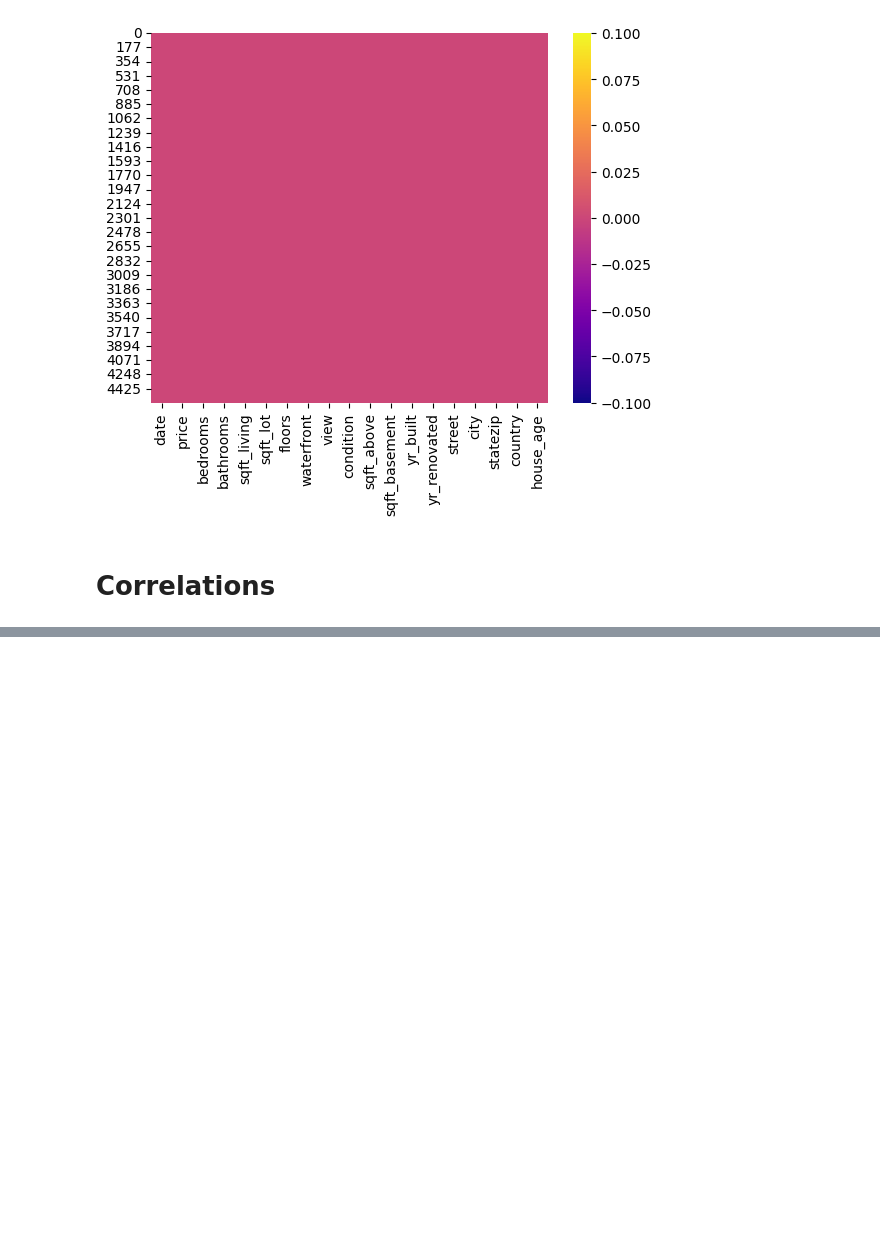
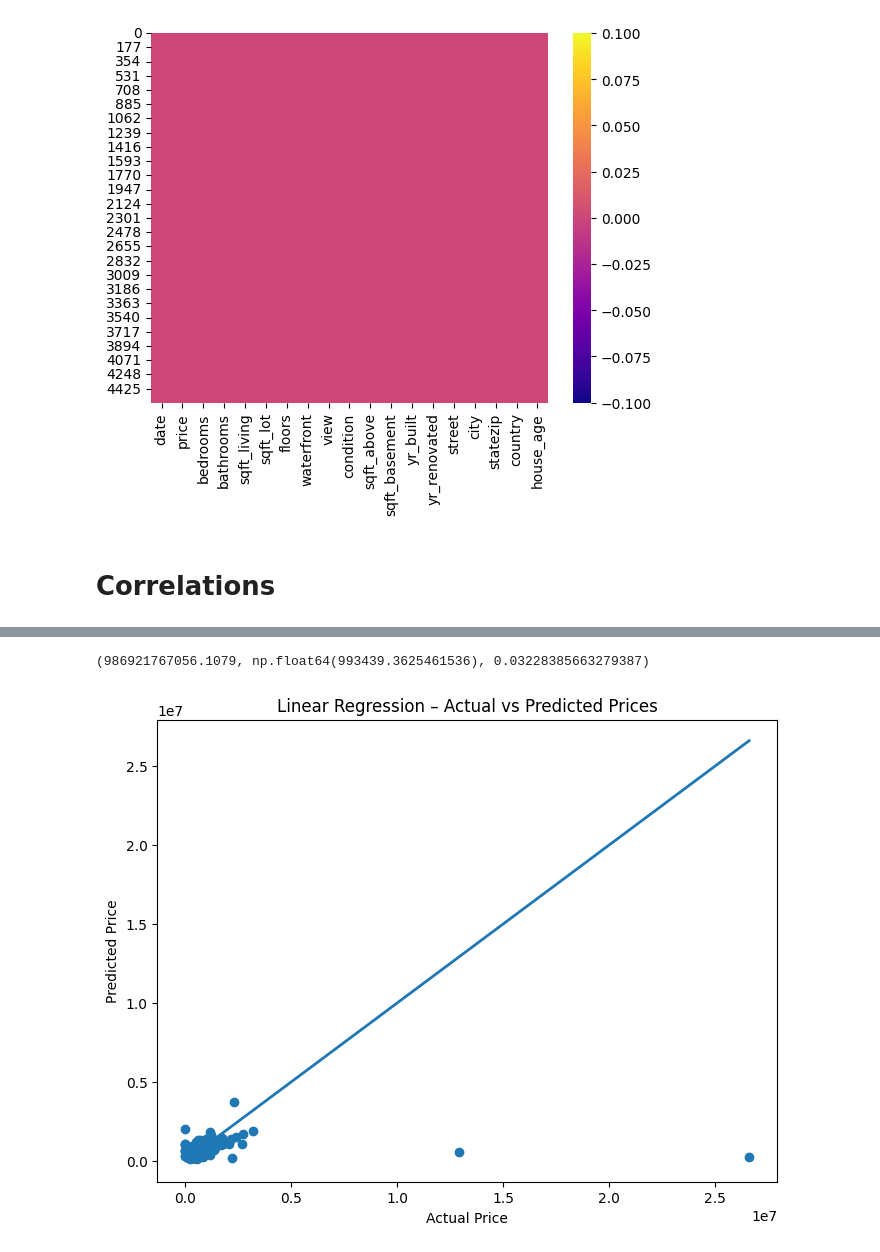
Before and after one commit to bhooms/CODEXINTERN, a Jupyter notebook: Task2.ipynb, the cells around one changed output, grey strips where cells are left out. Saved outputs shown, nothing was run; the diff lists cells and outputs as text; code cells hidden in the pictures; blank space fills up the shorter version.

```diff
--- a/Task2.ipynb
+++ b/Task2.ipynb
@@ -155,0 +200,3 @@ ValueError: Must pass 2-d input. shape=()
+# %%
+model = LinearRegression()
+model.fit(X_train, y_train)
@@ -155,0 +205,3 @@ ValueError: Must pass 2-d input. shape=()
+# %%
+y_pred = model.predict(X_test)
+y_pred
@@ -155,0 +226,22 @@ ValueError: Must pass 2-d input. shape=()
+# %%
+mse = mean_squared_error(y_test, y_pred)
+rmse = np.sqrt(mse)
+r2 = r2_score(y_test, y_pred)
+
+mse, rmse, r2
+# %% [output]
+(986921767056.1079, np.float64(993439.3625461536), 0.03228385663279387)
+# %%
+plt.figure(figsize=(8,6))
+
+plt.scatter(y_test, y_pred)   # actual vs predicted
+plt.xlabel("Actual Price")
+plt.ylabel("Predicted Price")
+plt.title("Linear Regression – Actual vs Predicted Prices")
+plt.plot([y_test.min(), y_test.max()],
+         [y_test.min(), y_test.max()],
+         linewidth=2)  # perfect-fit line
+
+plt.show()
+# %% [output]
+[figure, added]
```
Also changed, not shown: parts of 13 cells of this notebook.
